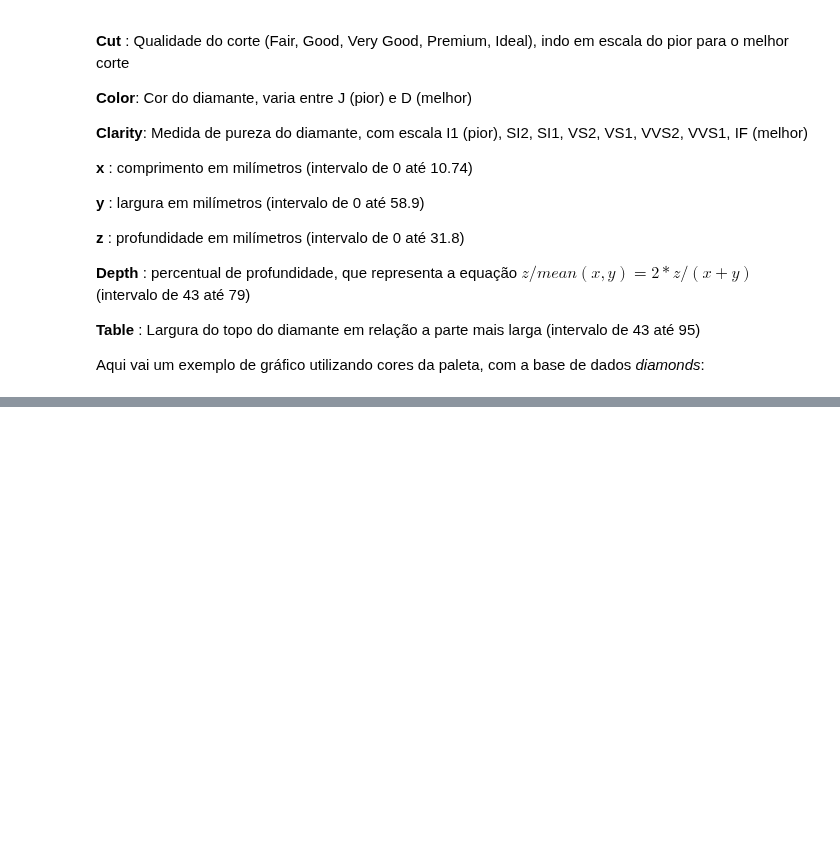
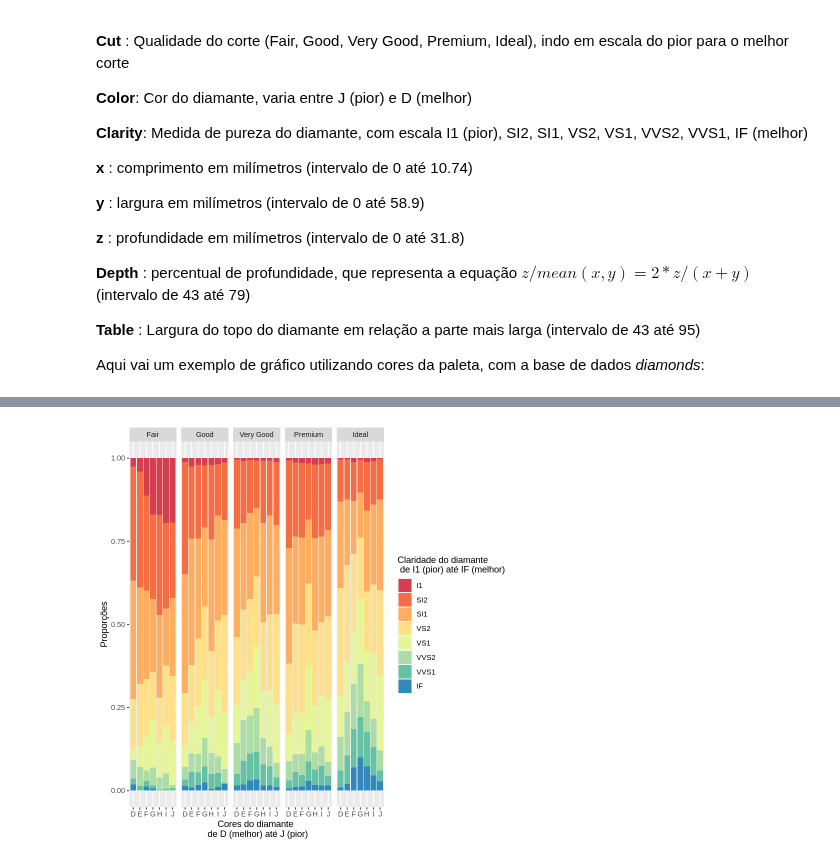
Before and after one commit to Rogerio-mack/Ling-de-Prog-para-Ciencia-de-Dados, a Jupyter notebook: Trilha 7.ipynb, the cells around one changed output, grey strips where cells are left out. Saved outputs shown, nothing was run; the diff lists cells and outputs as text; code cells hidden in the pictures; blank space fills up the shorter version.

```diff
--- a/Trilha 7.ipynb
+++ b/Trilha 7.ipynb
@@ -92,0 +99,4 @@ diamonds_plot
+# %%
+diamonds_plot + scale_fill_brewer(palette = 'Spectral')
+# %% [output]
+[figure, added]
```
Also changed, not shown: parts of 3 cells of this notebook.
